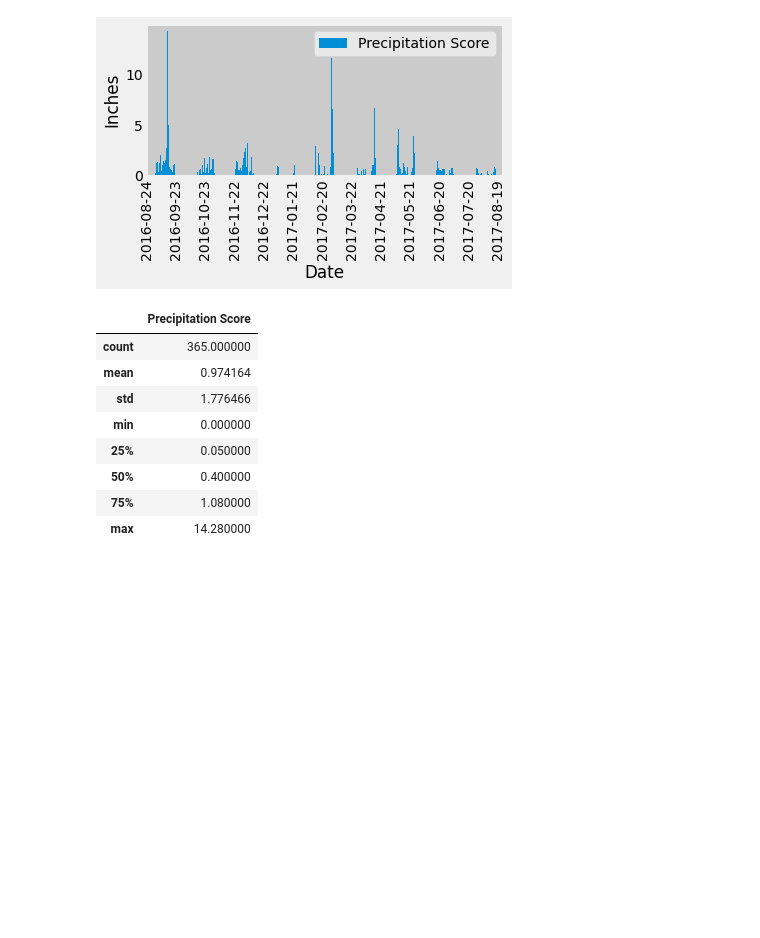
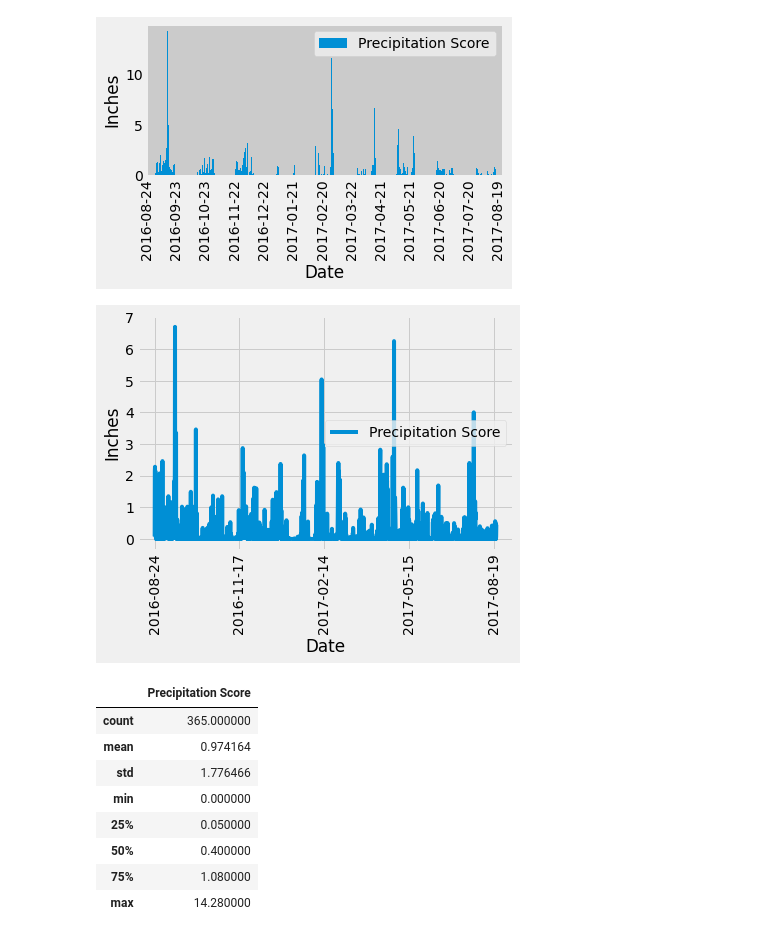
Before and after one commit to pammeyer80/sqlalchemy-challenge, a Jupyter notebook: climate.ipynb, the cells around one changed output. Drawn from its saved outputs; the diff is of its cells as text; code cells hidden in the pictures; blank space fills up the shorter version.

```diff
--- a/climate.ipynb
+++ b/climate.ipynb
@@ -156,6 +158,13 @@ plt.tight_layout()
 plt.show()
 # %% [output]
 [figure]
+# %%
+ax = prcp_scores_df.plot(rot=90)
+
+ax.set_ylabel("Inches")
+plt.show()
+# %% [output]
+[figure, added]
 # %%
 # Use Pandas to calcualte the summary statistics for the precipitation data
 prcp_scores_df.describe()
```
Also changed, not shown: parts of 2 cells of this notebook.
